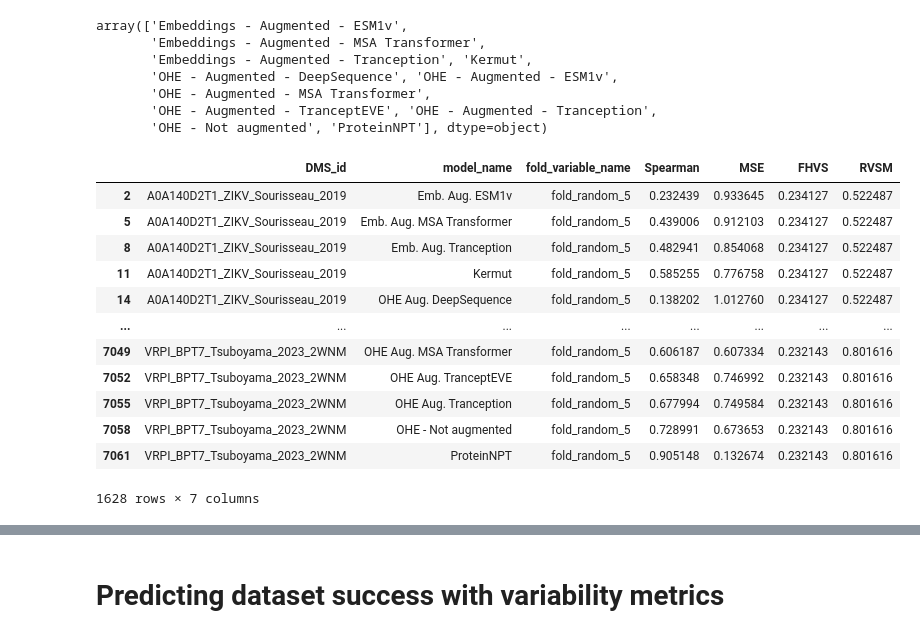
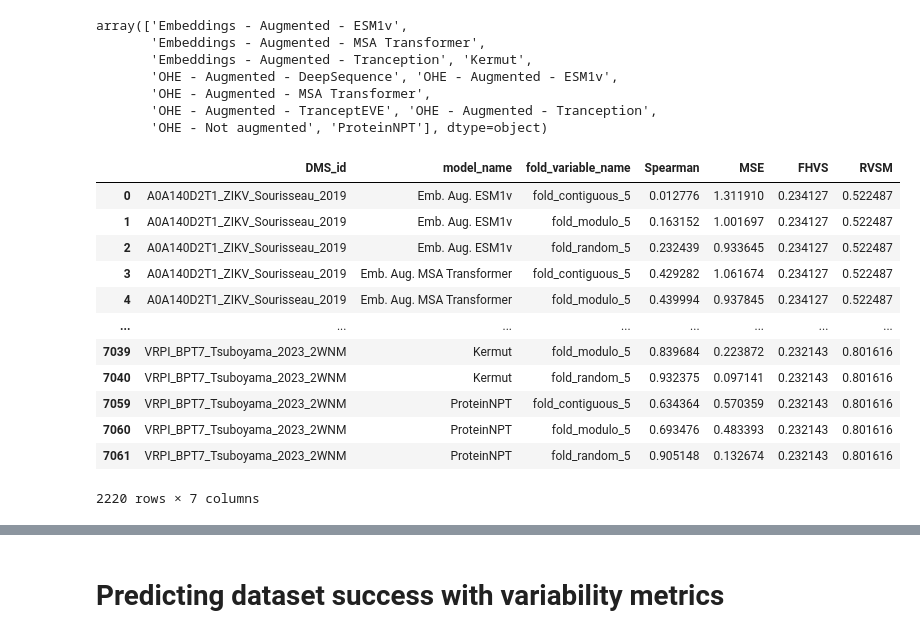
Before and after one commit to ziul-bio/DMS-SiteEffect-PLM, a Jupyter notebook: notebooks/protGym.ipynb, the cells around one changed output, grey strips where cells are left out. Drawn from its saved outputs; the diff is of its cells as text; code cells hidden in the pictures.

```diff
--- a/notebooks/protGym.ipynb
+++ b/notebooks/protGym.ipynb
@@ -150,7 +150,7 @@ res
 # plot results
 # %%
 res = pd.read_csv('../experiments/compiled_results/protein_gym_plus_var_res.csv', index_col=0)
-res = res.query('fold_variable_name == "fold_random_5"').copy()
+#res = res.query('fold_variable_name == "fold_random_5"').copy()
 res
 # %% [output]
 |  | DMS_id | model_name | fold_variable_name | Spearman | MSE | FHVS | RVSM |
@@ -215,31 +179,35 @@ array(['Embeddings - Augmented - ESM1v',
 # %%
 rename_map = {
     'Embeddings - Augmented - ESM1v' : 'Emb. Aug. ESM1v',
     'Embeddings - Augmented - MSA Transformer' : 'Emb. Aug. MSA Transformer',
     'Embeddings - Augmented - Tranception' : 'Emb. Aug. Tranception',
     'Embeddings - Augmented - DeepSequence' : 'Emb. Aug. DeepSequence',
 
     'OHE - Augmented - ESM1v' : 'OHE Aug. ESM1v',
     'OHE - Augmented - MSA Transformer' : 'OHE Aug. MSA Transformer',
     'OHE - Augmented - Tranception' : 'OHE Aug. Tranception',
     'OHE - Augmented - TranceptEVE' : 'OHE Aug. TranceptEVE',
     'OHE - Augmented - DeepSequence' : 'OHE Aug. DeepSequence',
 
     }
 
 res['model_name'] = res['model_name'].replace(rename_map)
+
+mds = ["Kermut", "ProteinNPT", "Emb. Aug. Tranception", "Emb. Aug. MSA Transformer", "Emb. Aug. ESM1v"]
+
+res = res.query('model_name in @mds').copy()
 res
 # %% [output]
 |  | DMS_id | model_name | fold_variable_name | Spearman | MSE | FHVS | RVSM |
+| 0 | A0A140D2T1_ZIKV_Sourisseau_2019 | Emb. Aug. ESM1v | fold_contiguous_5 | 0.012776 | 1.311910 | 0.234127 | 0.522487 |
+| 1 | A0A140D2T1_ZIKV_Sourisseau_2019 | Emb. Aug. ESM1v | fold_modulo_5 | 0.163152 | 1.001697 | 0.234127 | 0.522487 |
 | 2 | A0A140D2T1_ZIKV_Sourisseau_2019 | Emb. Aug. ESM1v | fold_random_5 | 0.232439 | 0.933645 | 0.234127 | 0.522487 |
-| 5 | A0A140D2T1_ZIKV_Sourisseau_2019 | Emb. Aug. MSA Transformer | fold_random_5 | 0.439006 | 0.912103 | 0.234127 | 0.522487 |
-| 8 | A0A140D2T1_ZIKV_Sourisseau_2019 | Emb. Aug. Tranception | fold_random_5 | 0.482941 | 0.854068 | 0.234127 | 0.522487 |
-| 11 | A0A140D2T1_ZIKV_Sourisseau_2019 | Kermut | fold_random_5 | 0.585255 | 0.776758 | 0.234127 | 0.522487 |
-| 14 | A0A140D2T1_ZIKV_Sourisseau_2019 | OHE Aug. DeepSequence | fold_random_5 | 0.138202 | 1.012760 | 0.234127 | 0.522487 |
+| 3 | A0A140D2T1_ZIKV_Sourisseau_2019 | Emb. Aug. MSA Transformer | fold_contiguous_5 | 0.429282 | 1.061674 | 0.234127 | 0.522487 |
+| 4 | A0A140D2T1_ZIKV_Sourisseau_2019 | Emb. Aug. MSA Transformer | fold_modulo_5 | 0.439994 | 0.937845 | 0.234127 | 0.522487 |
 | ... | ... | ... | ... | ... | ... | ... | ... |
-| 7049 | VRPI_BPT7_Tsuboyama_2023_2WNM | OHE Aug. MSA Transformer | fold_random_5 | 0.606187 | 0.607334 | 0.232143 | 0.801616 |
-| 7052 | VRPI_BPT7_Tsuboyama_2023_2WNM | OHE Aug. TranceptEVE | fold_random_5 | 0.658348 | 0.746992 | 0.232143 | 0.801616 |
-| 7055 | VRPI_BPT7_Tsuboyama_2023_2WNM | OHE Aug. Tranception | fold_random_5 | 0.677994 | 0.749584 | 0.232143 | 0.801616 |
-| 7058 | VRPI_BPT7_Tsuboyama_2023_2WNM | OHE - Not augmented | fold_random_5 | 0.728991 | 0.673653 | 0.232143 | 0.801616 |
+| 7039 | VRPI_BPT7_Tsuboyama_2023_2WNM | Kermut | fold_modulo_5 | 0.839684 | 0.223872 | 0.232143 | 0.801616 |
+| 7040 | VRPI_BPT7_Tsuboyama_2023_2WNM | Kermut | fold_random_5 | 0.932375 | 0.097141 | 0.232143 | 0.801616 |
+| 7059 | VRPI_BPT7_Tsuboyama_2023_2WNM | ProteinNPT | fold_contiguous_5 | 0.634364 | 0.570359 | 0.232143 | 0.801616 |
+| 7060 | VRPI_BPT7_Tsuboyama_2023_2WNM | ProteinNPT | fold_modulo_5 | 0.693476 | 0.483393 | 0.232143 | 0.801616 |
 | 7061 | VRPI_BPT7_Tsuboyama_2023_2WNM | ProteinNPT | fold_random_5 | 0.905148 | 0.132674 | 0.232143 | 0.801616 |
-1628 rows × 7 columns
+2220 rows × 7 columns
```
Also changed, not shown: parts of 26 cells of this notebook, 4 other files.
